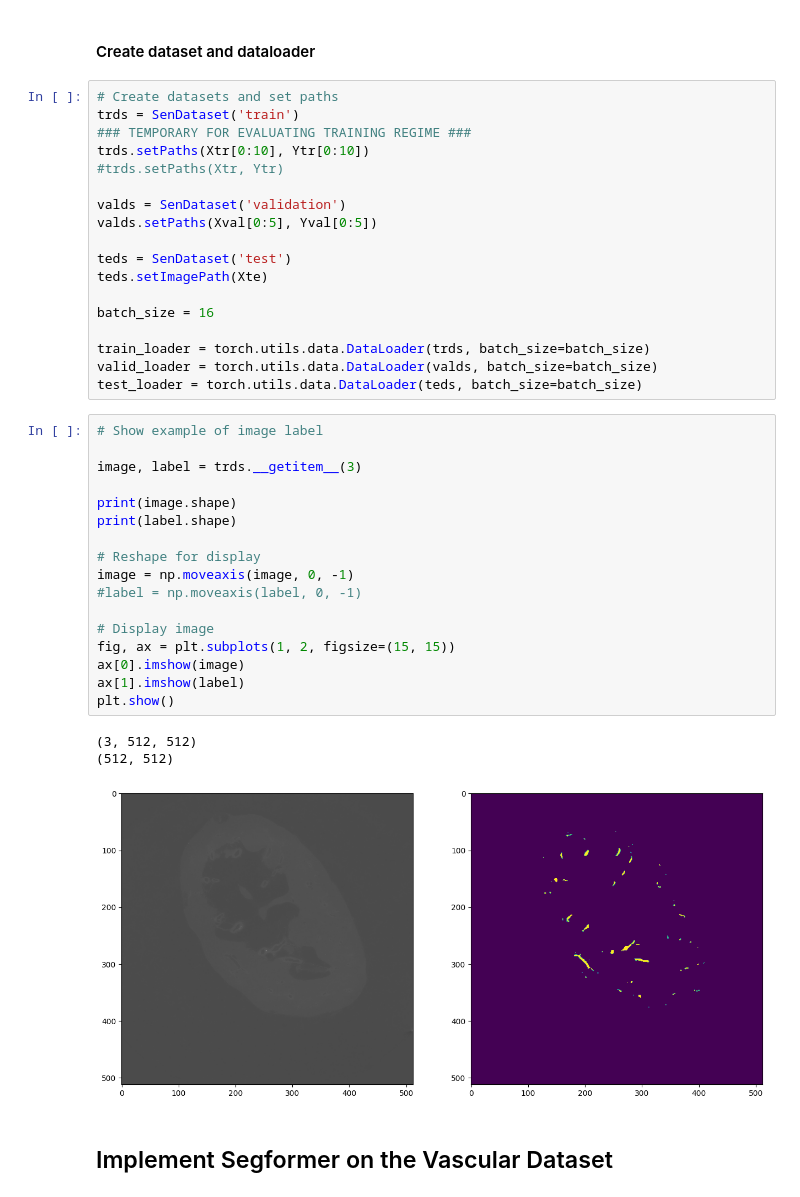
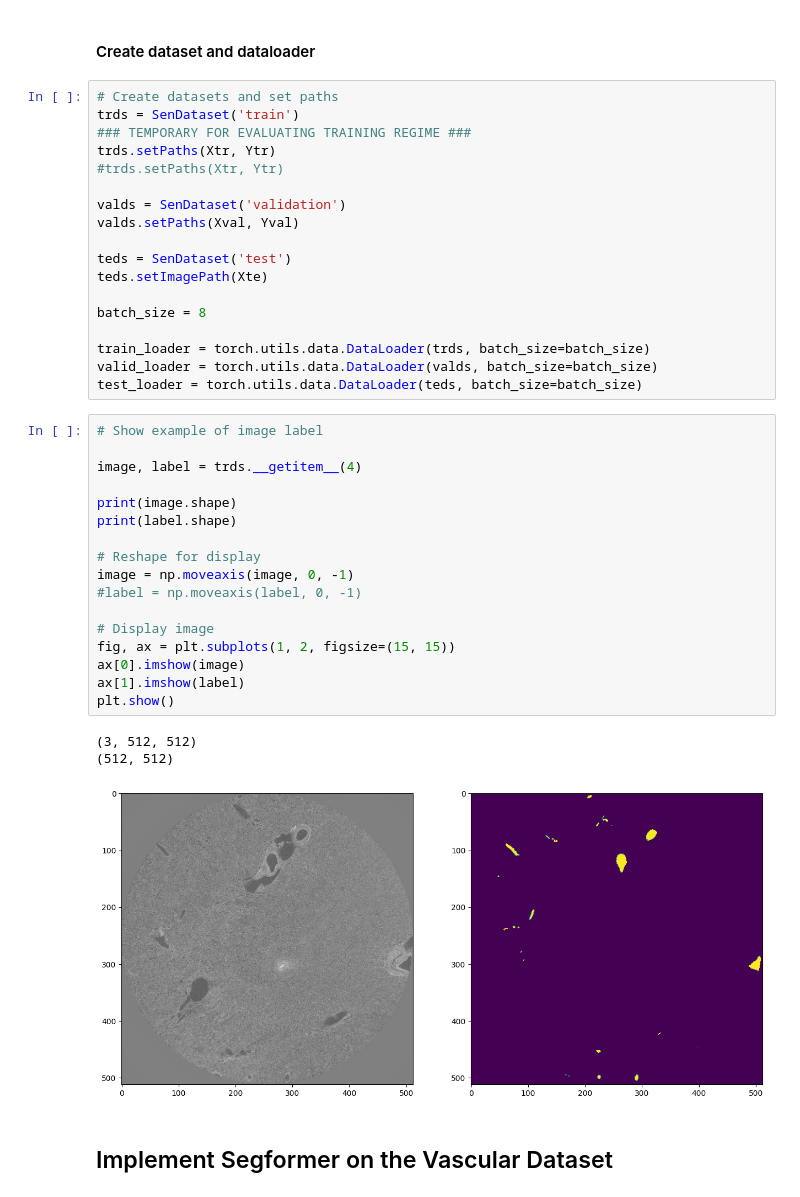
Before and after one commit to Akettle44/SenNetworks, a Jupyter notebook: notebook.ipynb, the cells around one changed output. Saved outputs shown, nothing was run; the diff lists cells and outputs as text.

```diff
--- a/notebook.ipynb
+++ b/notebook.ipynb
@@ -180,16 +181,16 @@ Xval: (1486,), Yval: (1486,)
 # Create datasets and set paths
 trds = SenDataset('train')
 ### TEMPORARY FOR EVALUATING TRAINING REGIME ###
-trds.setPaths(Xtr[0:10], Ytr[0:10])
+trds.setPaths(Xtr, Ytr)
 #trds.setPaths(Xtr, Ytr)
 
 valds = SenDataset('validation')
-valds.setPaths(Xval[0:5], Yval[0:5])
+valds.setPaths(Xval, Yval)
 
 teds = SenDataset('test')
 teds.setImagePath(Xte)
 
-batch_size = 16
+batch_size = 8
 
 train_loader = torch.utils.data.DataLoader(trds, batch_size=batch_size)
 valid_loader = torch.utils.data.DataLoader(valds, batch_size=batch_size)
@@ -197,24 +198,24 @@ test_loader = torch.utils.data.DataLoader(teds, batch_size=batch_size)
 # %%
 # Show example of image label
 
-image, label = trds.__getitem__(3)
+image, label = trds.__getitem__(4)
 
 print(image.shape)
 print(label.shape)
 
 # Reshape for display
 image = np.moveaxis(image, 0, -1)
 #label = np.moveaxis(label, 0, -1)
 
 # Display image
 fig, ax = plt.subplots(1, 2, figsize=(15, 15))
 ax[0].imshow(image)
 ax[1].imshow(label)
 plt.show()
 # %% [output]
 (3, 512, 512)
 (512, 512)
-[figure, old version]
+[figure, new version]
 # %% [markdown]
 ## Implement Segformer on the Vascular Dataset
 # %% [markdown]
```
Also changed, not shown: parts of 9 cells of this notebook.
